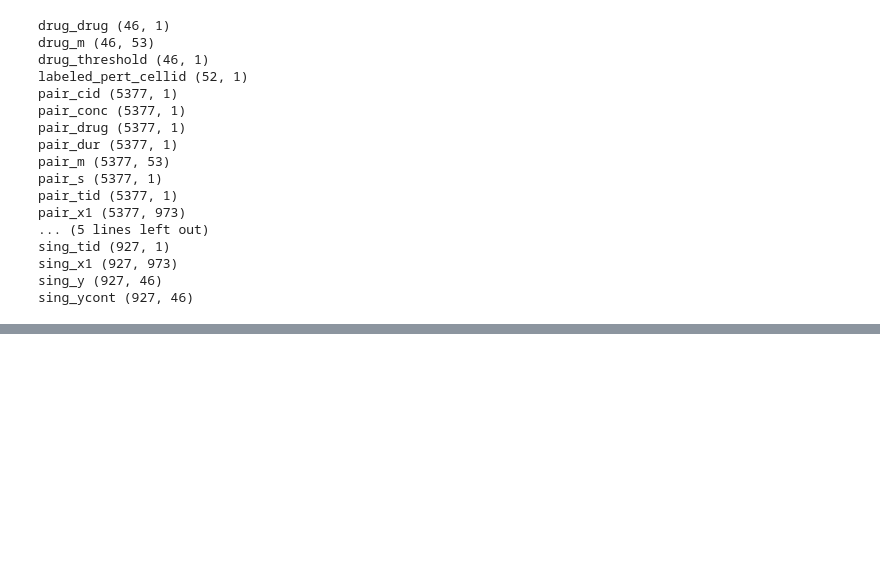
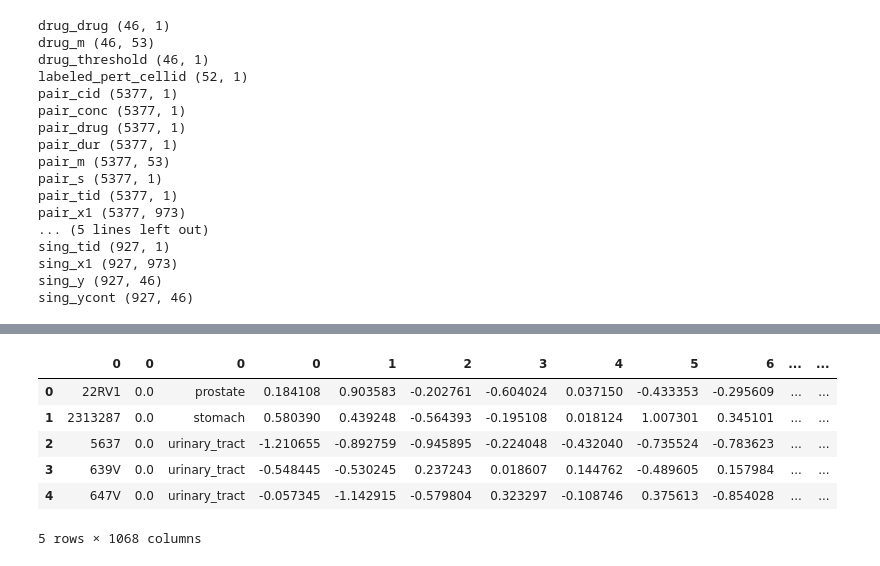
Before and after one commit to Coaasim/vae_drug_perturb, a Jupyter notebook: drvae_dataexploration.ipynb, the cells around one changed output, grey strips where cells are left out. Saved outputs shown, nothing was run; the diff lists cells and outputs as text; code cells hidden in the pictures; blank space fills up the shorter version.

```diff
--- a/drvae_dataexploration.ipynb
+++ b/drvae_dataexploration.ipynb
@@ -80,0 +153,20 @@ sing_df.shape
+# %%
+# merge sing_cid, sing_drug, sing_m, sing_s, sing_tid, sing_x, sing_y, sing_ycont together
+sing_cid = dataframes_dict['sing_cid']
+sing_s = dataframes_dict['sing_s']
+sing_tid = dataframes_dict['sing_tid']
+sing_x = dataframes_dict['sing_x1']
+sing_y = dataframes_dict['sing_y']
+sing_ycont = dataframes_dict['sing_ycont']
+
+# combine all dataframes together
+sing_df = pd.concat([sing_cid, sing_s, sing_tid, sing_x, sing_y, sing_ycont], axis=1)
+sing_df.head()
+# %% [output]
+|  | 0 | 0 | 0 | 0 | 1 | 2 | 3 | 4 | 5 | 6 | ... | ... |
+| 0 | 22RV1 | 0.0 | prostate | 0.184108 | 0.903583 | -0.202761 | -0.604024 | 0.037150 | -0.433353 | -0.295609 | ... | ... |
+| 1 | 2313287 | 0.0 | stomach | 0.580390 | 0.439248 | -0.564393 | -0.195108 | 0.018124 | 1.007301 | 0.345101 | ... | ... |
+| 2 | 5637 | 0.0 | urinary_tract | -1.210655 | -0.892759 | -0.945895 | -0.224048 | -0.432040 | -0.735524 | -0.783623 | ... | ... |
+| 3 | 639V | 0.0 | urinary_tract | -0.548445 | -0.530245 | 0.237243 | 0.018607 | 0.144762 | -0.489605 | 0.157984 | ... | ... |
+| 4 | 647V | 0.0 | urinary_tract | -0.057345 | -1.142915 | -0.579804 | 0.323297 | -0.108746 | 0.375613 | -0.854028 | ... | ... |
+5 rows × 1068 columns
```
Also changed, not shown: parts of 11 cells of this notebook.
